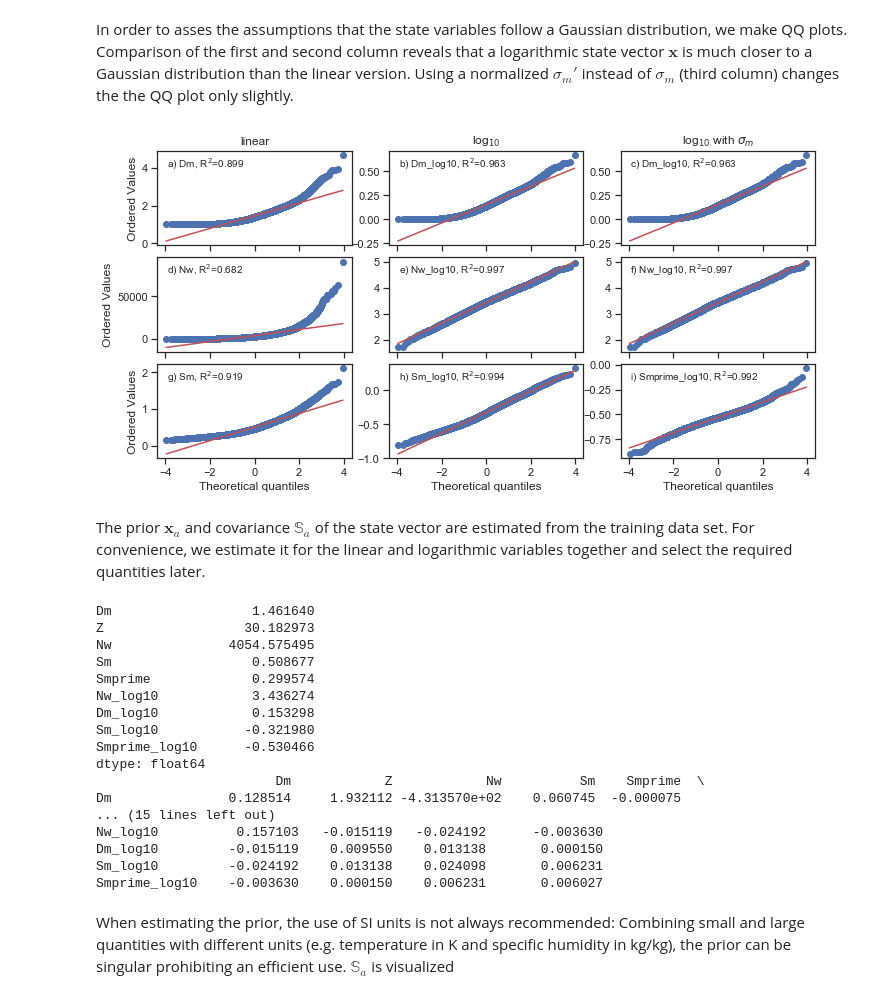
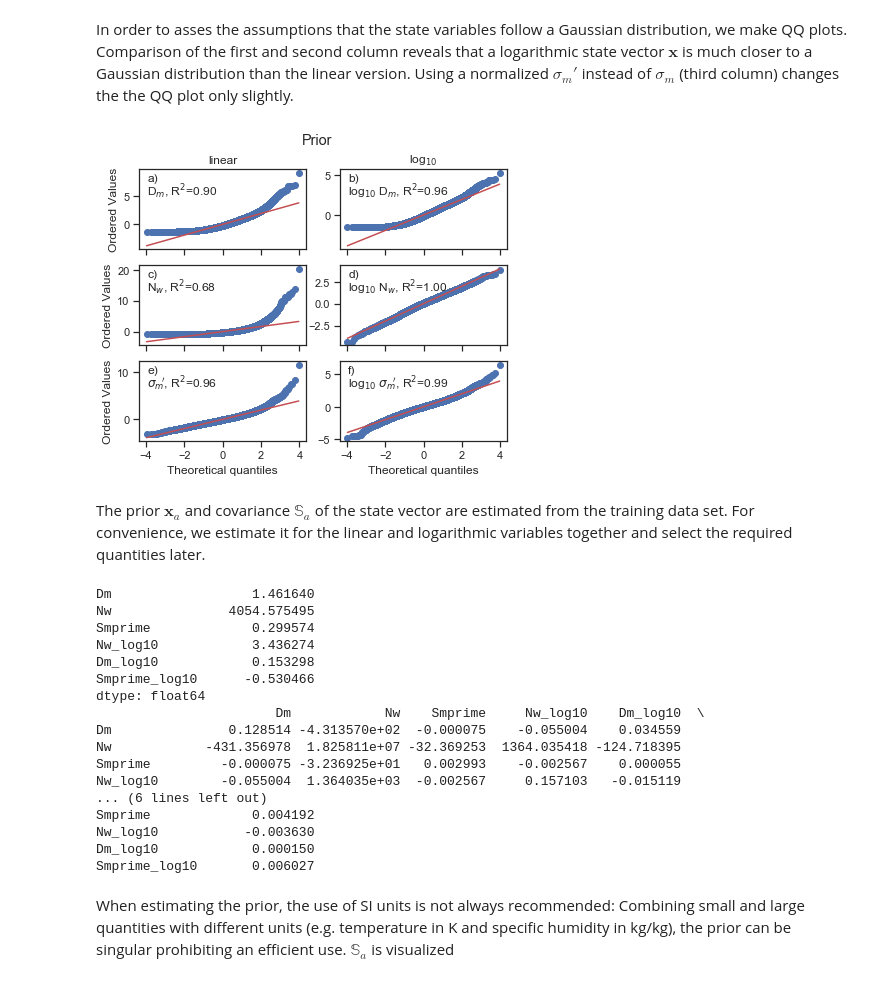
Before and after one commit to maahn/pyOptimalEstimation_examples, a Jupyter notebook: DSD_retrieval.ipynb, the cells around one changed output. Saved outputs shown, nothing was run; the diff lists cells and outputs as text; code cells hidden in the pictures.

```diff
--- a/DSD_retrieval.ipynb
+++ b/DSD_retrieval.ipynb
@@ -67,7 +67,7 @@ import pyOptimalEstimation as pyOE
 
 %matplotlib inline
 sns.set(style='ticks', palette='deep')
-abc = 'abcdefghijk'
+abc = 'abcdefghijklmopqrstuvwxyz'
 # %% [markdown]
 We put some helper routines in a separate file which we load with
 # %%
@@ -84,13 +84,12 @@ reload(supporting_routines)
 
 In order to load the required prior data set, we load the Huntsville data set of \citep{williams_describing_2014} from a netCDF file using xarray:
 # %%
-rainDat = xr.open_dataset('data/huntsville_parameters.nc')
+rainDat = xr.open_dataset('data/huntsville_parameters.nc')[['Dm','Nw','Smprime']]
 # %% [markdown]
 and add logarithmic variables with
 # %%
 rainDat['Nw_log10'] = np.log10(rainDat['Nw'])
 rainDat['Dm_log10'] = np.log10(rainDat['Dm'])
-rainDat['Sm_log10'] = np.log10(rainDat['Sm'])
 rainDat['Smprime_log10'] = np.log10(rainDat['Smprime'])
 
 rainDat
@@ -124,50 +120,61 @@ rainDat_training = rainDat.isel(time=trainingII)
 # %% [markdown]
 In order to asses the assumptions that the state variables follow a Gaussian distribution, we make QQ plots. Comparison of the first and second column reveals that a logarithmic state vector $\mathbf{x}$ is much closer to a Gaussian distribution than the linear version. Using a normalized  $\sigma_m\!'$ instead of $\sigma_m$ (third column) changes the the QQ plot only slightly.
 # %%
-fig, sps = plt.subplots(figsize=(10, 5), nrows=3, ncols=3, sharex=True)
-sps = sps.reshape((3, 3))
+ncols = 2
+fig, sps = plt.subplots(figsize=(6.6, 5), nrows=3, ncols=ncols, sharex=True)
+fig.suptitle('Prior')
+sps = sps.reshape((3, ncols))
 
 jj = 0
 
 for kk in range(3):
     for ii, (x_name, x_vars) in enumerate([
-        ('linear', ['Dm', 'Nw', 'Sm']),
-        ('log$_{10}$', ['Dm_log10', 'Nw_log10', 'Sm_log10']),
-        ('log$_{10}$ with $\sigma_m\!$',
-         ['Dm_log10', 'Nw_log10', 'Smprime_log10']),
+        ('linear', ['Dm', 'Nw', 'Smprime']),
+        ('log$_{10}$', ['Dm_log10', 'Nw_log10', 'Smprime_log10']),
     ]):
 
         x_var = x_vars[kk]
-
+        data = (rainDat_training[x_var] - np.mean(rainDat_training[x_var])) / np.std(rainDat_training[x_var] )
         (osm, osr), (slope, intercept, r) = stats.probplot(
-            rainDat_training[x_var],
+            data,
             dist="norm",
             plot=sps[kk, ii],
             fit=True,
             rvalue=False)
 
         if kk > 0:
             sps[kk, ii].set_title('')
         else:
             sps[kk, ii].set_title(x_name)
 
         sps[kk, ii].text(
             0.05,
             0.95,
-            '%s) %s, R$^2$=%.3g' % (abc[jj], x_var, r**2),
+            '%s)' % (abc[jj]),
             horizontalalignment='left',
             verticalalignment='top',
             transform=sps[kk, ii].transAxes)
+        sps[kk, ii].text(
+            0.05,
+            0.85,
+            '%s, R$^2$=%.2f' % (
+                supporting_routines.niceKeys[x_var], r**2
+                #, x_mean, x_std
+            ),
+            horizontalalignment='left',
+            verticalalignment='top',
+            transform=sps[kk, ii].transAxes)
+
         if kk < 2:
             sps[kk, ii].set_xlabel("")
         if ii > 0:
             sps[kk, ii].set_ylabel("")
         jj += 1
 
-fig.tight_layout(pad=0.1, h_pad=0, w_pad=0.)
-fig.savefig('qq_x_lin_log.pdf')
+# fig.tight_layout(pad=0.1, h_pad=0, w_pad=0.)
+fig.savefig('qq_x_lin_log.png')
 # %% [output]
-[figure, old version]
+[figure, new version]
 # %% [markdown]
 The prior $\mathbf{x}_{a}$ and covariance $\mathbb{S}_a$ of the state vector are estimated from the training data set. For convenience, we estimate it for the linear and logarithmic variables together and select the required quantities later.
 # %%
@@ -177,22 +184,22 @@ print(x_ap)
 print(S_a)
 # %% [output]
 Dm                  1.461640
-Z                  30.182973
 Nw               4054.575495
-Sm                  0.508677
 Smprime             0.299574
 Nw_log10            3.436274
 Dm_log10            0.153298
-Sm_log10           -0.321980
 Smprime_log10      -0.530466
 dtype: float64
-                       Dm            Z            Nw          Sm    Smprime  \
-Dm               0.128514     1.932112 -4.313570e+02    0.060745  -0.000075
-... (15 lines left out)
-Nw_log10          0.157103   -0.015119   -0.024192      -0.003630
-Dm_log10         -0.015119    0.009550    0.013138       0.000150
-Sm_log10         -0.024192    0.013138    0.024098       0.006231
-Smprime_log10    -0.003630    0.000150    0.006231       0.006027
+                       Dm            Nw    Smprime     Nw_log10    Dm_log10  \
+Dm               0.128514 -4.313570e+02  -0.000075    -0.055004    0.034559
+Nw            -431.356978  1.825811e+07 -32.369253  1364.035418 -124.718395
+Smprime         -0.000075 -3.236925e+01   0.002993    -0.002567    0.000055
+Nw_log10        -0.055004  1.364035e+03  -0.002567     0.157103   -0.015119
+... (6 lines left out)
+Smprime             0.004192
+Nw_log10           -0.003630
+Dm_log10            0.000150
+Smprime_log10       0.006027
 # %% [markdown]
 When estimating the prior, the use of SI units is not always recommended: Combining small and large quantities with different units (e.g. temperature in K and specific humidity in kg/kg), the prior can be singular prohibiting an efficient use. $\mathbb{S}_a$ is visualized
 # %%
```
Also changed, not shown: parts of 21 cells of this notebook, 2 other files.
